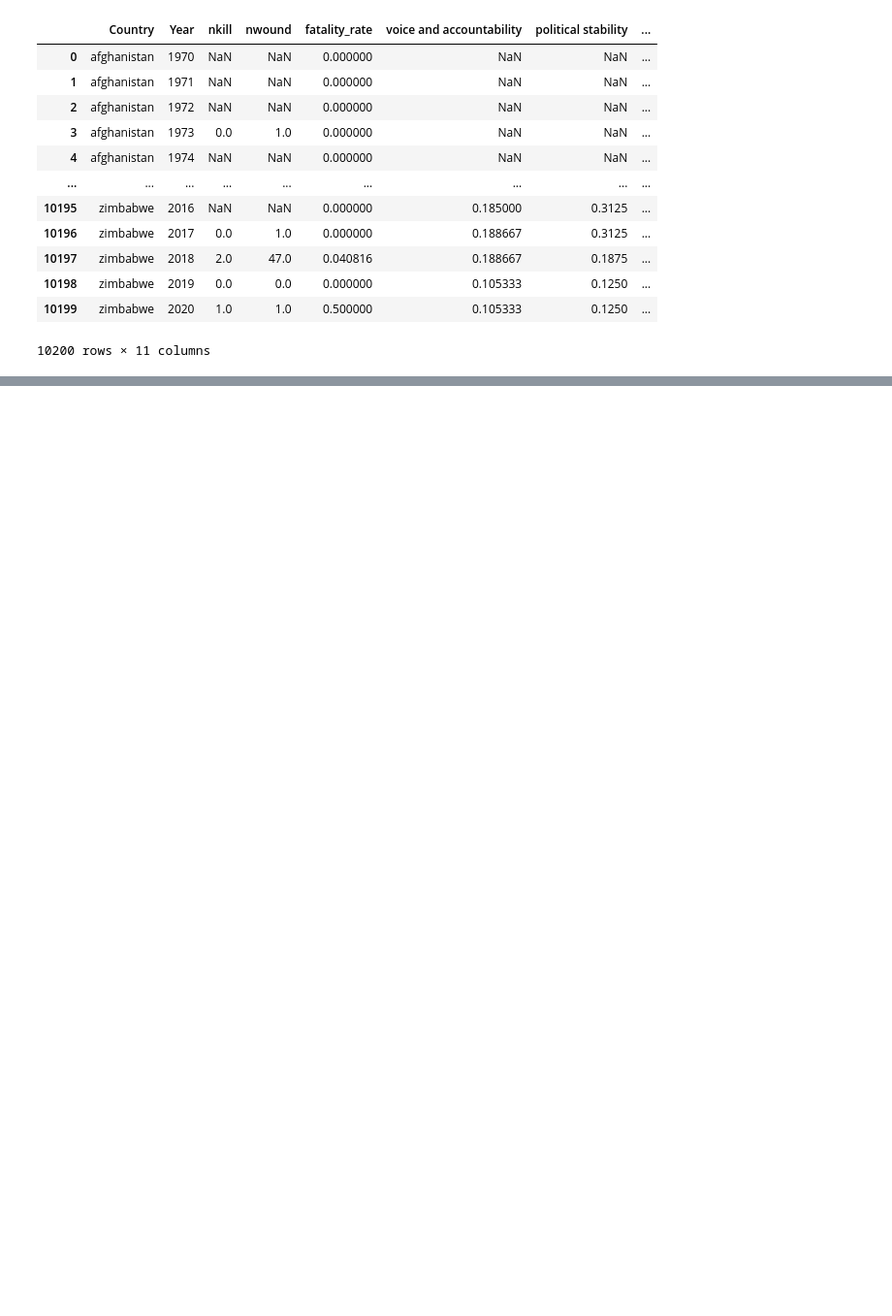
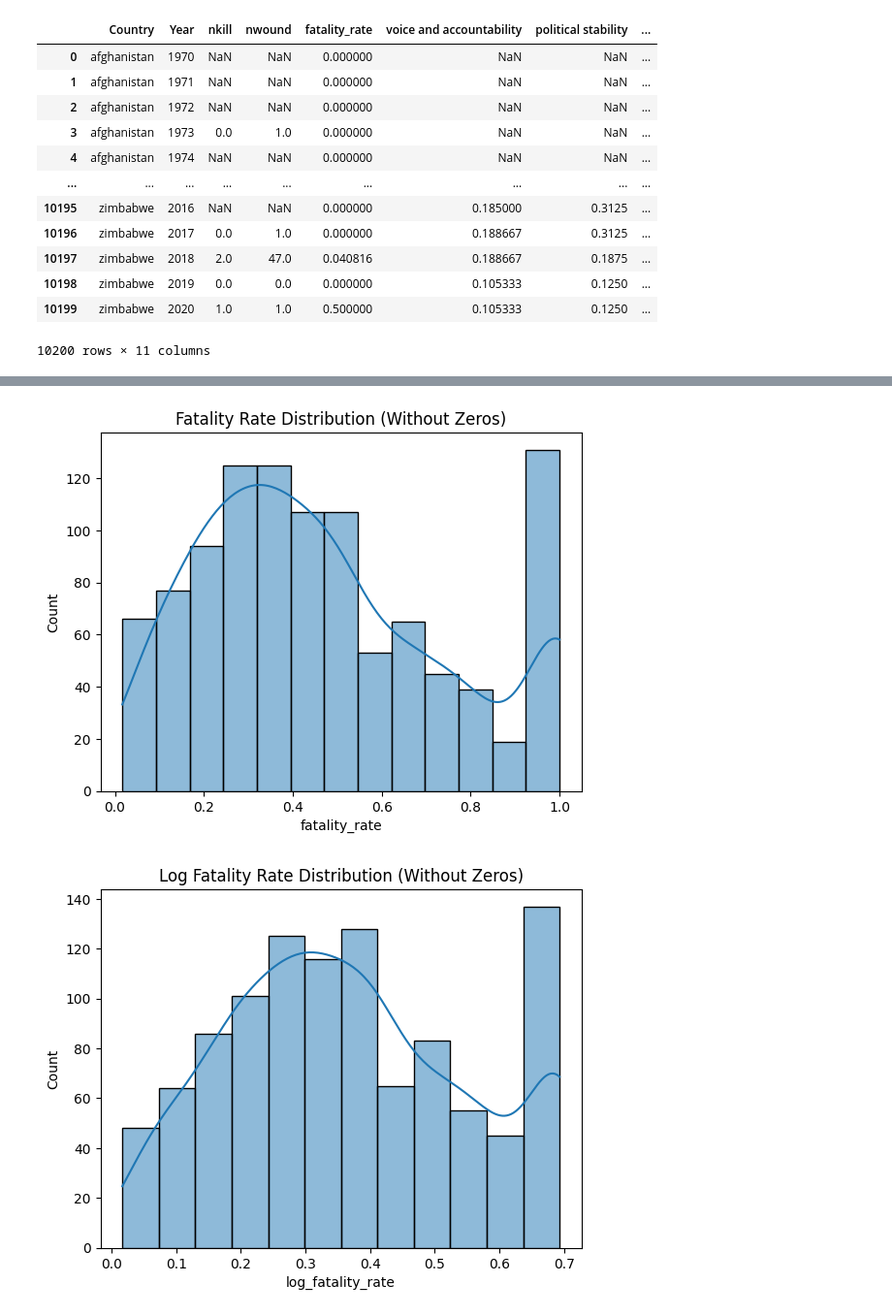
Before and after one commit to tanu-1403/TERRORISM-Numbers-behind-the-nightmare, a Jupyter notebook: notebooks/wgi/fatality.ipynb, the cells around one changed output, grey strips where cells are left out. Shown at 97% size. Cells and saved outputs as stored; diff of their text form; code cells hidden in the pictures; blank space fills up the shorter version.

```diff
--- a/notebooks/wgi/fatality.ipynb
+++ b/notebooks/wgi/fatality.ipynb
@@ -146,0 +271,18 @@ final_df
+# %%
+df_no_zero = df[df['fatality_rate'] > 0]
+
+import seaborn as sns
+import matplotlib.pyplot as plt
+
+# Fatality Rate (no zeros)
+sns.histplot(df_no_zero['fatality_rate'], kde=True)
+plt.title("Fatality Rate Distribution (Without Zeros)")
+plt.show()
+
+# Log Fatality Rate (no zeros)
+sns.histplot(df_no_zero['log_fatality_rate'], kde=True)
+plt.title("Log Fatality Rate Distribution (Without Zeros)")
+plt.show()
+# %% [output]
+[figure, added]
+[figure, added]
```
Also changed, not shown: parts of 23 cells of this notebook.
